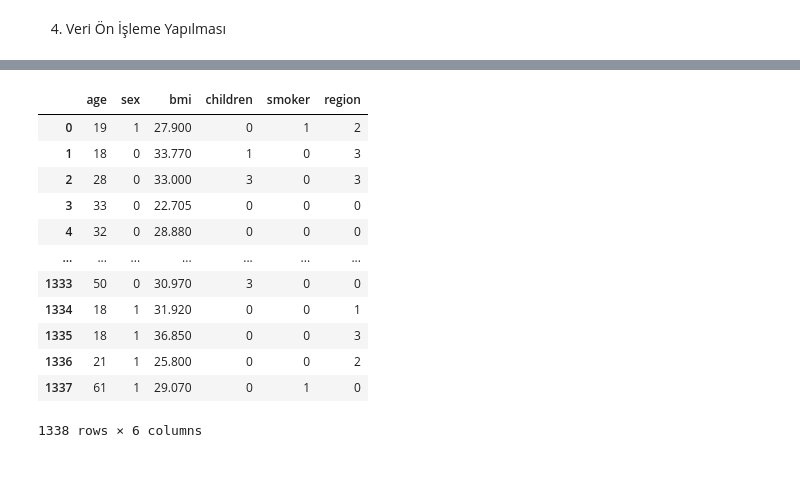
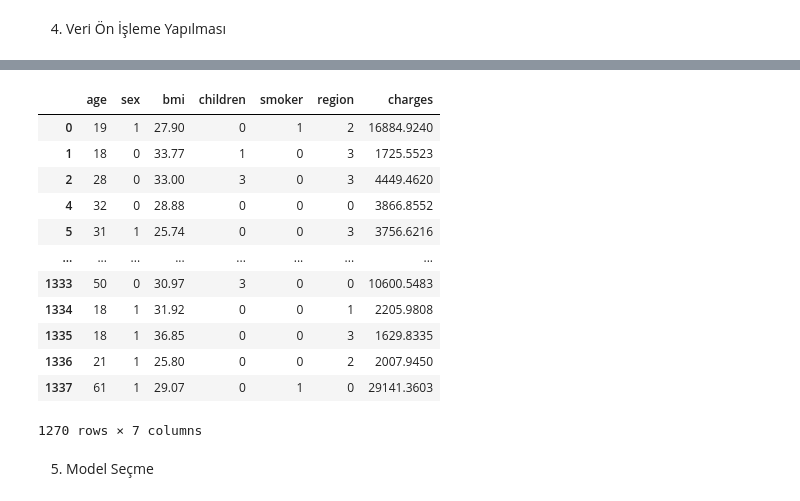
Before and after one commit to borhunsahin/kaggle-medical-cost-personal-analysis, a Jupyter notebook: main.ipynb, the cells around one changed output, grey strips where cells are left out. Drawn from its saved outputs; the diff is of its cells as text; code cells hidden in the pictures; blank space fills up the shorter version.

```diff
--- a/main.ipynb
+++ b/main.ipynb
@@ -215,19 +280,34 @@ df.loc[df["region"]=="southeast","region"] = 3
+# %%
+nonSmokerQ1 = 0
+nonSmokerQ3 = 20000
+
+smokerQ1 = 0
+smokerQ3 = 50000
+# %%
+nonSmokerOut = df[(df["smoker"]==0)&(df["charges"]<nonSmokerQ1)|((df["smoker"]==0)&(df["charges"]>nonSmokerQ3))].index
+# %%
+smokerOut = df[(df["smoker"]==1)&(df["charges"]<smokerQ1)|((df["smoker"]==1)&(df["charges"]>smokerQ3))].index
+# %%
+df.drop(index=nonSmokerOut,inplace=True)
+df.drop(index=smokerOut,inplace=True)
+# %%
+df
+# %% [output]
+|  | age | sex | bmi | children | smoker | region | charges |
+| 0 | 19 | 1 | 27.90 | 0 | 1 | 2 | 16884.9240 |
+| 1 | 18 | 0 | 33.77 | 1 | 0 | 3 | 1725.5523 |
+| 2 | 28 | 0 | 33.00 | 3 | 0 | 3 | 4449.4620 |
+| 4 | 32 | 0 | 28.88 | 0 | 0 | 0 | 3866.8552 |
+| 5 | 31 | 1 | 25.74 | 0 | 0 | 3 | 3756.6216 |
+| ... | ... | ... | ... | ... | ... | ... | ... |
+| 1333 | 50 | 0 | 30.97 | 3 | 0 | 0 | 10600.5483 |
+| 1334 | 18 | 1 | 31.92 | 0 | 0 | 1 | 2205.9808 |
+| 1335 | 18 | 1 | 36.85 | 0 | 0 | 3 | 1629.8335 |
+| 1336 | 21 | 1 | 25.80 | 0 | 0 | 2 | 2007.9450 |
+| 1337 | 61 | 1 | 29.07 | 0 | 1 | 0 | 29141.3603 |
+1270 rows × 7 columns
+# %% [markdown]
+5. Model Seçme
 # %%
 x = df.drop(["charges"],axis=1)
 y = df["charges"]
-# %%
-x
-# %% [output]
-|  | age | sex | bmi | children | smoker | region |
-| 0 | 19 | 1 | 27.900 | 0 | 1 | 2 |
-| 1 | 18 | 0 | 33.770 | 1 | 0 | 3 |
-| 2 | 28 | 0 | 33.000 | 3 | 0 | 3 |
-| 3 | 33 | 0 | 22.705 | 0 | 0 | 0 |
-| 4 | 32 | 0 | 28.880 | 0 | 0 | 0 |
-| ... | ... | ... | ... | ... | ... | ... |
-| 1333 | 50 | 0 | 30.970 | 3 | 0 | 0 |
-| 1334 | 18 | 1 | 31.920 | 0 | 0 | 1 |
-| 1335 | 18 | 1 | 36.850 | 0 | 0 | 3 |
-| 1336 | 21 | 1 | 25.800 | 0 | 0 | 2 |
-| 1337 | 61 | 1 | 29.070 | 0 | 1 | 0 |
-1338 rows × 6 columns
```
Also changed, not shown: parts of 32 cells of this notebook, 1 other file.
